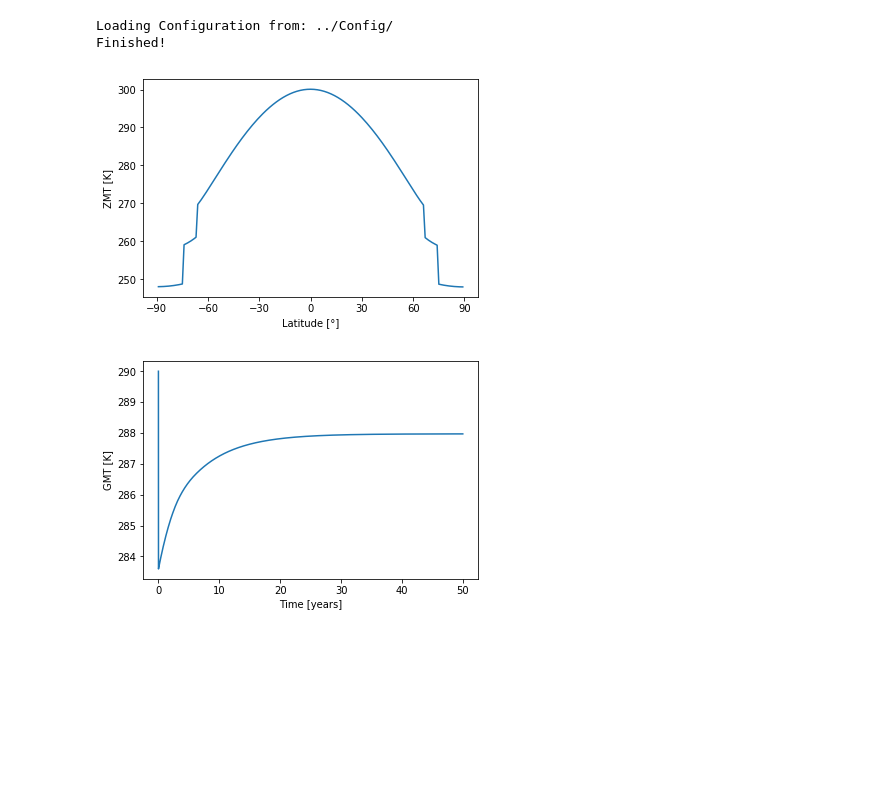
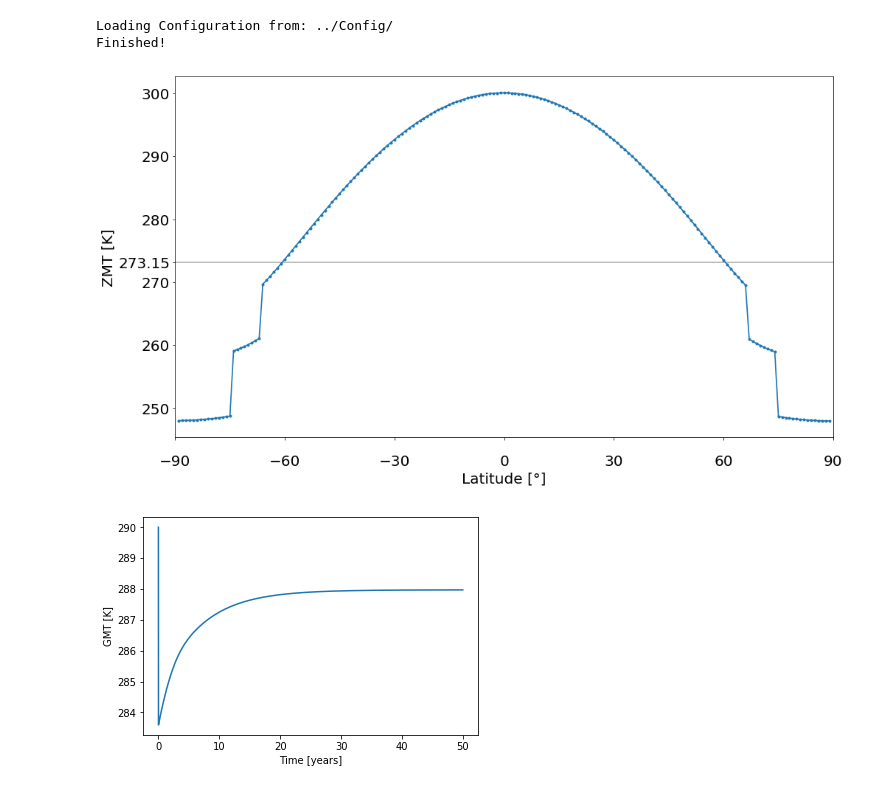
Before and after one commit to BenniSchmiedel/Low-dimensional-EBMs, a Jupyter notebook: lowEBMs/Tutorials/Notebooks/EBM1D_Budyko_dynamic.ipynb, the cells around one changed output. Saved outputs shown, nothing was run; the diff lists cells and outputs as text; code cells hidden in the pictures; blank space fills up the shorter version.

Commit message:
Source code starter

```diff
--- a/lowEBMs/Tutorials/Notebooks/EBM1D_Budyko_dynamic.ipynb
+++ b/lowEBMs/Tutorials/Notebooks/EBM1D_Budyko_dynamic.ipynb
@@ -15,12 +15,28 @@ outputdata=rk4alg(model_equation,eq,rk,fun)
 # %% [output]
 Loading Configuration from: ../Config/
 Finished!
-# %%
-from lowEBMs.Tutorials import plot_lat_temp
-
-plot_lat_temp(outputdata)
-# %% [output]
-[figure, removed]
+# %%
+from lowEBMs.Tutorials import plot_lat_temp
+import matplotlib
+matplotlib.rcParams['lines.linewidth'] = 1.7
+matplotlib.rcParams['axes.labelsize'] = 20
+matplotlib.rcParams['xtick.labelsize'] = 20
+matplotlib.rcParams['ytick.labelsize'] = 20
+from lowEBMs.Packages.Variables import Vars
+from lowEBMs.Packages.Functions import plotmeanstd
+#plot_lat_temp(outputdata)
+T=plotmeanstd(outputdata[1])
+plt.figure(figsize=(16,9))
+plt.plot(Vars.Lat,T[0],marker='.')
+plt.xlabel('Latitude [°]'); plt.ylabel('ZMT [K]')
+plt.xlim(-90,90); plt.ylim()
+plt.hlines(273.15,xmin=-90,xmax=90,alpha=0.3)
+plt.xticks(np.linspace(-90,90,7))
+plt.yticks([250,260,270,273.15,280,290,300],[250,260,270,273.15,280,290,300],fontsize=20)
+
+plt.savefig('/home/benni/Programs/ebms/lowEBMs/source/_static/Budyko_ZMT.png',format='PNG',dpi=400,bbox_inches='tight')
+# %% [output]
+[figure, added]
 # %%
 from lowEBMs.Tutorials import plot_time_temp
 
```
Also changed, not shown: parts of 1 cell of this notebook, 9 other files.
